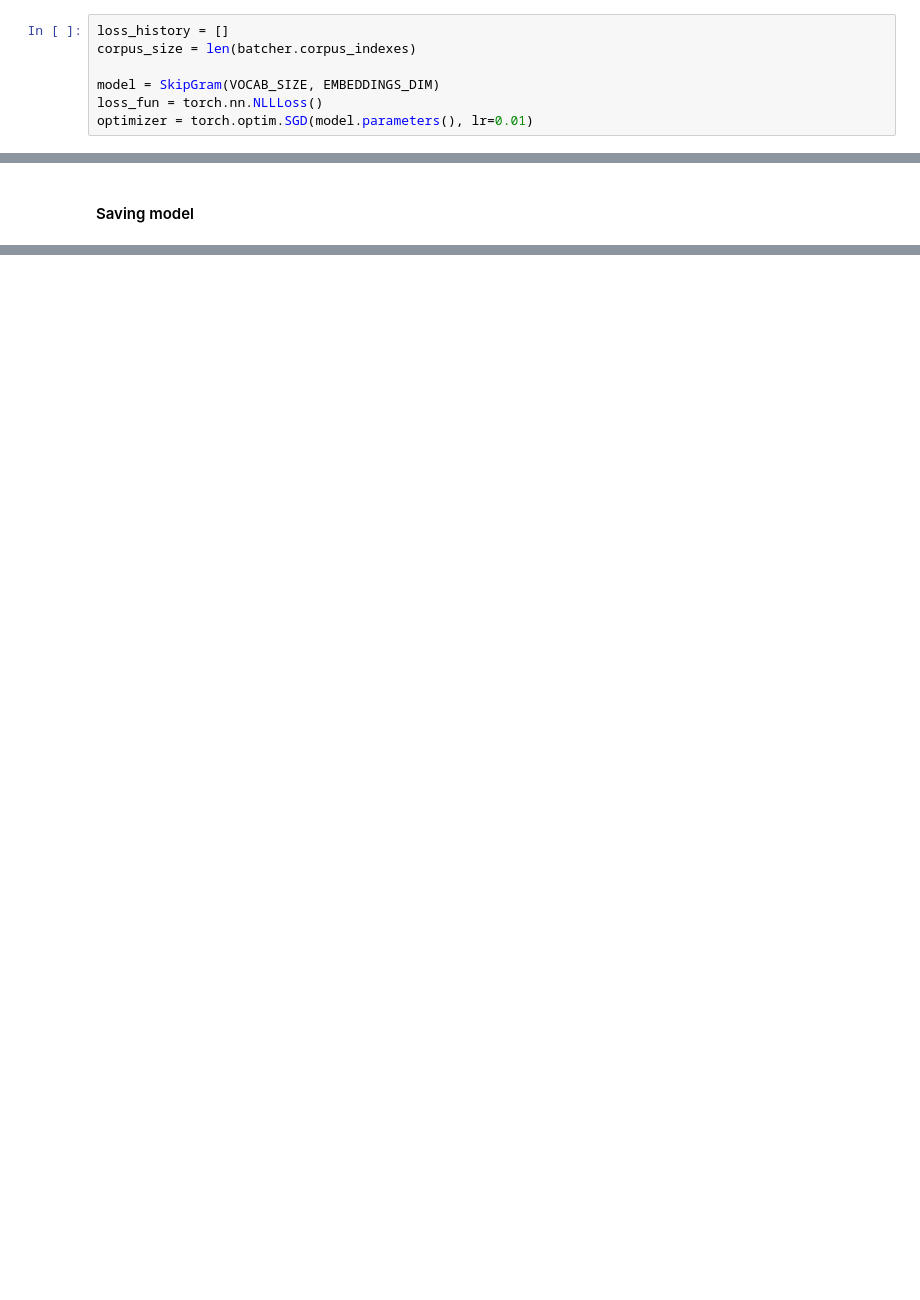
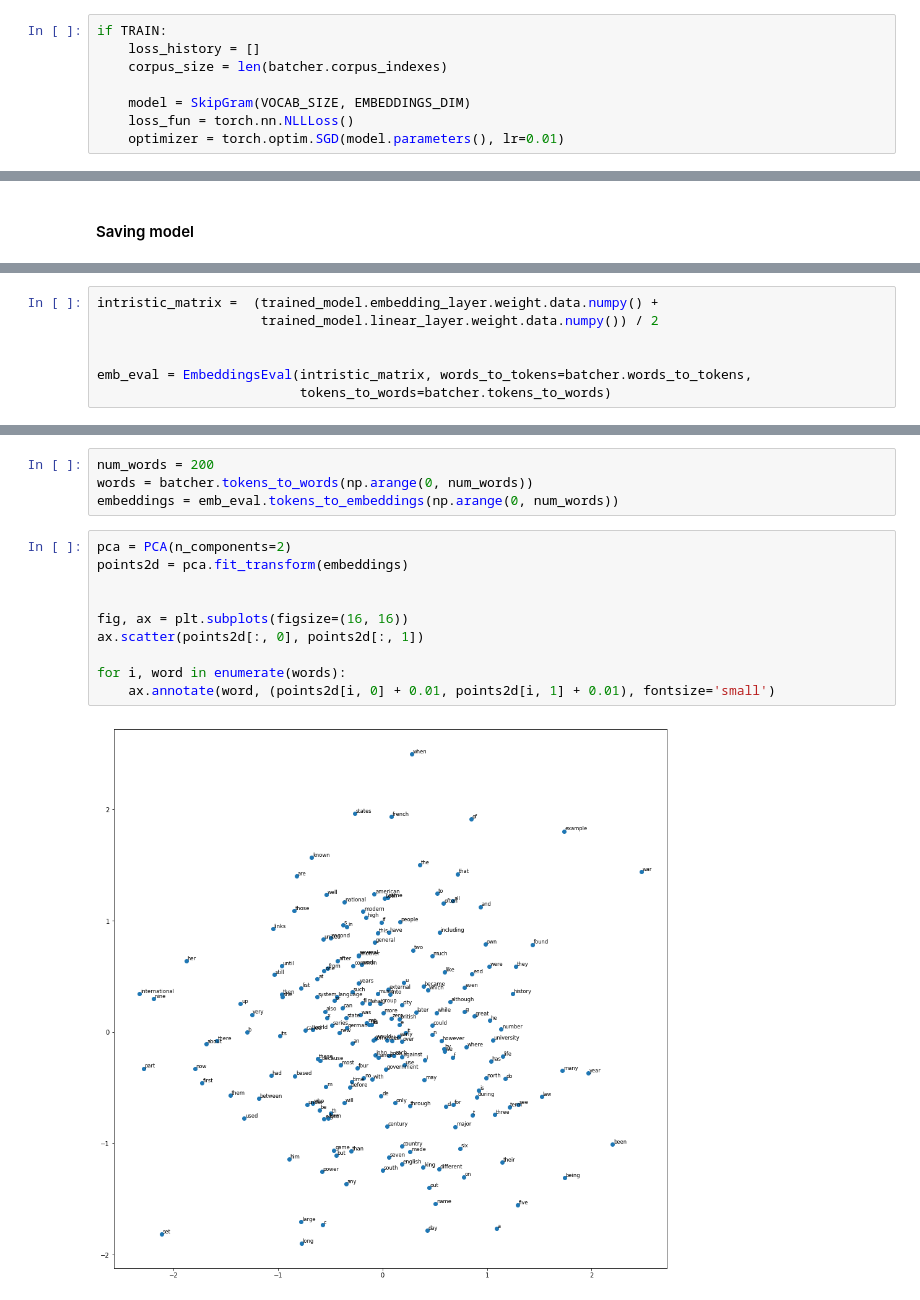
Before and after one commit to DrMatters/mipt-ipavlov-course, a Jupyter notebook: assignments/embeddings_workshop_part1/task3_word2vec.ipynb, the cells around one changed output, grey strips where cells are left out. Saved outputs shown, nothing was run; the diff lists cells and outputs as text; blank space fills up the shorter version.

```diff
--- a/assignments/embeddings_workshop_part1/task3_word2vec.ipynb
+++ b/assignments/embeddings_workshop_part1/task3_word2vec.ipynb
@@ -78,8 +89,9 @@ model
 # %%
-loss_history = []
-corpus_size = len(batcher.corpus_indexes)
+if TRAIN:
+    loss_history = []
+    corpus_size = len(batcher.corpus_indexes)
 
-model = SkipGram(VOCAB_SIZE, EMBEDDINGS_DIM)
-loss_fun = torch.nn.NLLLoss()
-optimizer = torch.optim.SGD(model.parameters(), lr=0.01)
+    model = SkipGram(VOCAB_SIZE, EMBEDDINGS_DIM)
+    loss_fun = torch.nn.NLLLoss()
+    optimizer = torch.optim.SGD(model.parameters(), lr=0.01)
 # %%
@@ -120,0 +172,7 @@ with open(f'./data/loss/loss_history(epoch_num-{EPOCH_NUM})(vocab-{VOCAB_SIZE})(
+# %%
+intristic_matrix =  (trained_model.embedding_layer.weight.data.numpy() +
+                     trained_model.linear_layer.weight.data.numpy()) / 2
+
+
+emb_eval = EmbeddingsEval(intristic_matrix, words_to_tokens=batcher.words_to_tokens,
+                          tokens_to_words=batcher.tokens_to_words)
@@ -120,0 +206,16 @@ with open(f'./data/loss/loss_history(epoch_num-{EPOCH_NUM})(vocab-{VOCAB_SIZE})(
+# %%
+num_words = 200
+words = batcher.tokens_to_words(np.arange(0, num_words))
+embeddings = emb_eval.tokens_to_embeddings(np.arange(0, num_words))
+# %%
+pca = PCA(n_components=2)
+points2d = pca.fit_transform(embeddings)
+
+
+fig, ax = plt.subplots(figsize=(16, 16))
+ax.scatter(points2d[:, 0], points2d[:, 1])
+
+for i, word in enumerate(words):
+    ax.annotate(word, (points2d[i, 0] + 0.01, points2d[i, 1] + 0.01), fontsize='small')
+# %% [output]
+[figure, added]
```
Also changed, not shown: parts of 29 cells of this notebook, 3 other files.
